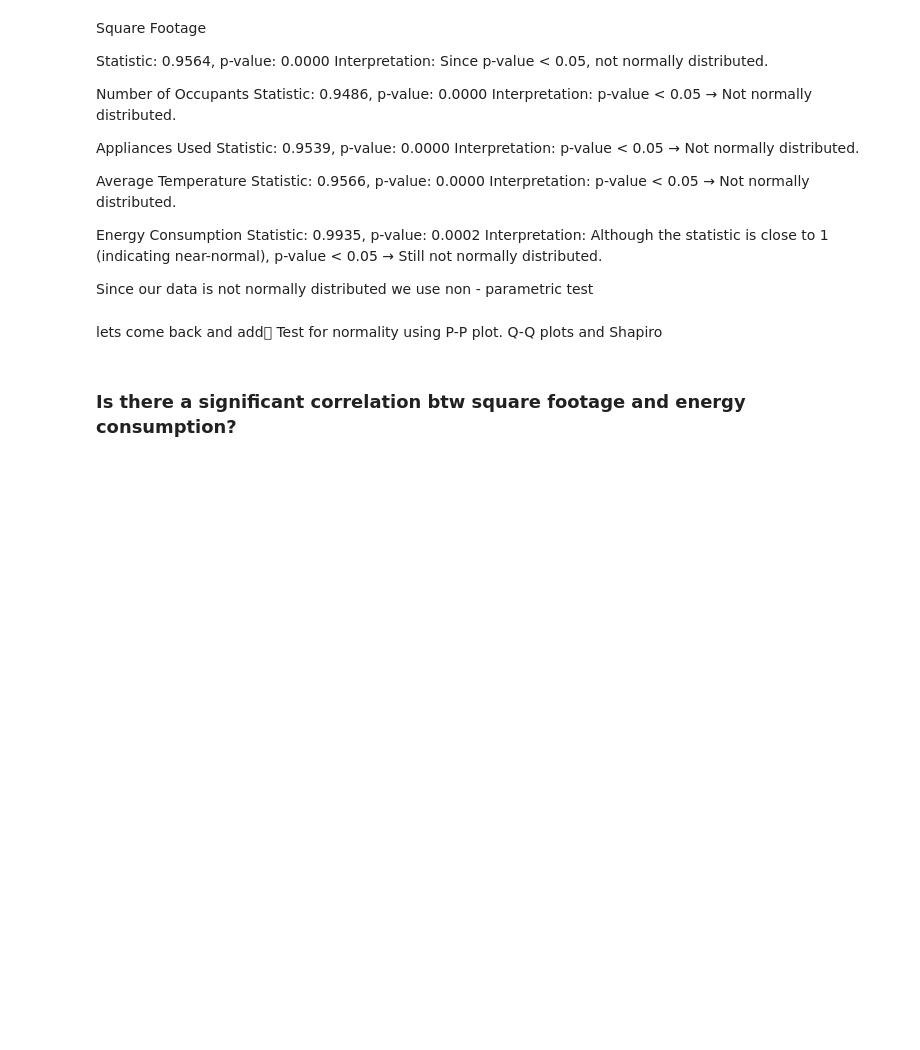
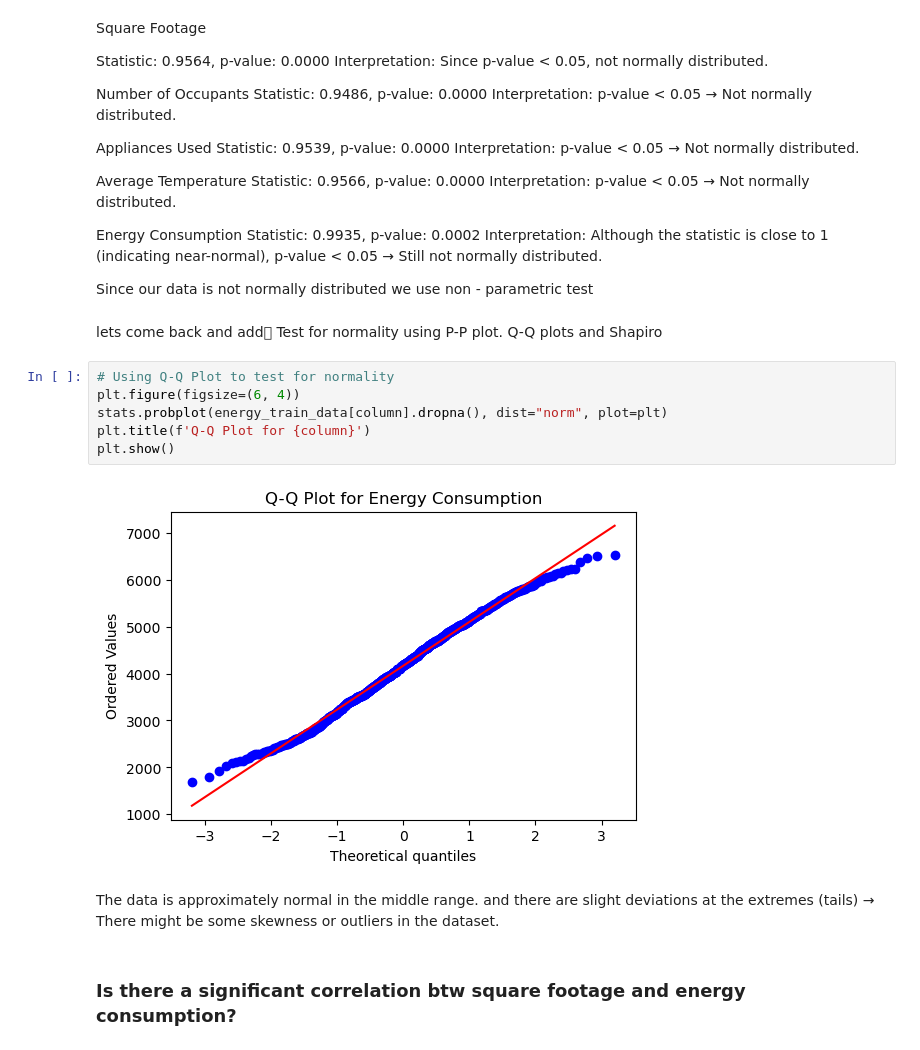
Before and after one commit to adobea-dev/Energy-Consumption, a Jupyter notebook: Energy Consumption.ipynb, the cells around one changed output. Drawn from its saved outputs; the diff is of its cells as text; blank space fills up the shorter version.

```diff
--- a/Energy Consumption.ipynb
+++ b/Energy Consumption.ipynb
@@ -199,6 +202,16 @@ Interpretation: Although the statistic is close to 1 (indicating near-normal), p
 Since our data is not normally distributed we use non - parametric test
 # %% [markdown]
 lets come back and add	Test for normality using P-P plot. Q-Q plots and Shapiro
+# %%
+# Using Q-Q Plot to test for normality
+plt.figure(figsize=(6, 4))
+stats.probplot(energy_train_data[column].dropna(), dist="norm", plot=plt)
+plt.title(f'Q-Q Plot for {column}')
+plt.show()
+# %% [output]
+[figure, added]
+# %% [markdown]
+The data is approximately normal in the middle range. and there are slight deviations at the extremes (tails) → There might be some skewness or outliers in the dataset.
 # %% [markdown]
  ###  Is there a significant correlation btw square footage and energy consumption?
 # %% [markdown]
```
Also changed, not shown: parts of 17 cells of this notebook.
